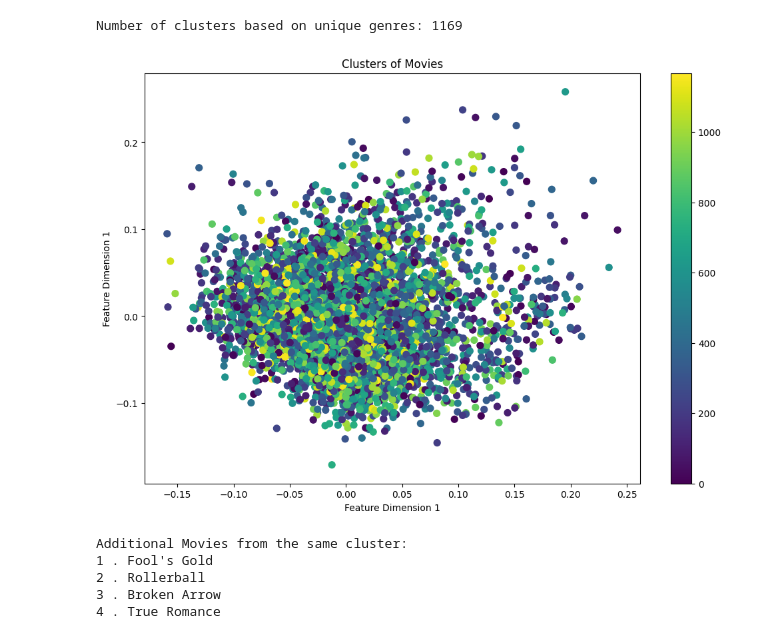
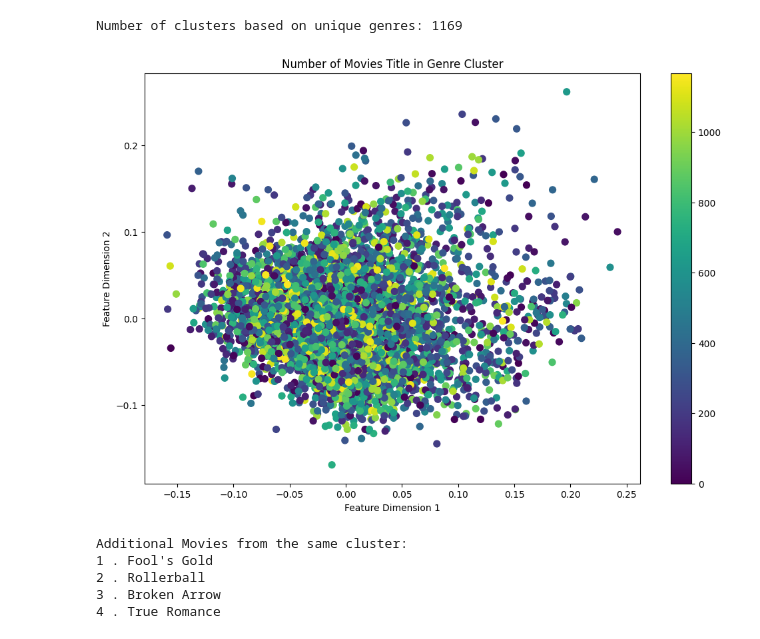
Before and after one commit to iamabd591/Movie-Recommendation-System-Machine-Learning-Project, a Jupyter notebook: main.ipynb, the cells around one changed output. Cells and saved outputs as stored; diff of their text form; code cells hidden in the pictures.

Commit message:
updat graph plot

```diff
--- a/main.ipynb
+++ b/main.ipynb
@@ -151,22 +151,22 @@ movie_data['cluster'] = clusters
 # %%
 # Plotting the clusters after recommendations
 pca = PCA(n_components=2)
 pca_components = pca.fit_transform(feature_vector.toarray())
 
 # Custom names for PCA components
 x_component_name = "Feature Dimension 1"
-y_component_name = "Feature Dimension 1"
+y_component_name = "Feature Dimension 2"
 
 plt.figure(figsize=(12, 8))
 plt.scatter(pca_components[:, 0], pca_components[:,
             1], c=clusters, cmap='viridis', s=50)
 plt.colorbar()
-plt.title('Clusters of Movies')
+plt.title('Number of Movies Title in Genre Cluster')
 plt.xlabel(x_component_name)
 plt.ylabel(y_component_name)
 plt.show()
 # %% [output]
-[figure, old version]
+[figure, new version]
 # %%
 # Adding cluster-based recommendations
 user_movie_cluster = movie_data[movie_data['title']
```
